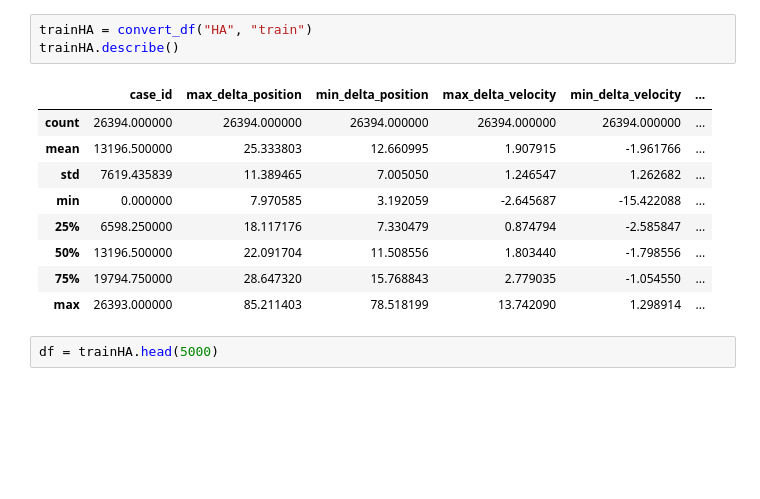
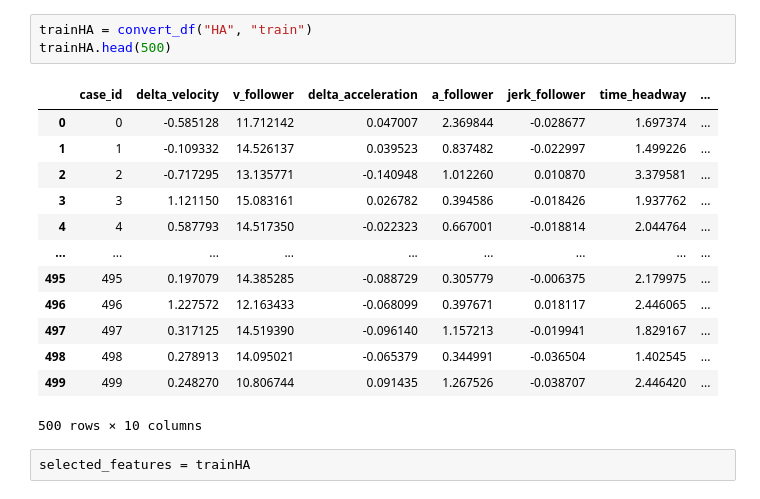
Before and after one commit to romanzy313/car-following-project, a Jupyter notebook: src/LSTM.ipynb, the cells around one changed output. Cells and saved outputs as stored; diff of their text form; blank space fills up the shorter version.

```diff
--- a/src/LSTM.ipynb
+++ b/src/LSTM.ipynb
@@ -64,16 +62,20 @@ def convert_df(dataset: str, mode: str):
     return aggregated_data
 # %%
 trainHA = convert_df("HA", "train")
-trainHA.describe()
+trainHA.head(500)
 # %% [output]
-|  | case_id | max_delta_position | min_delta_position | max_delta_velocity | min_delta_velocity | ... |
-| count | 26394.000000 | 26394.000000 | 26394.000000 | 26394.000000 | 26394.000000 | ... |
-| mean | 13196.500000 | 25.333803 | 12.660995 | 1.907915 | -1.961766 | ... |
-| std | 7619.435839 | 11.389465 | 7.005050 | 1.246547 | 1.262682 | ... |
-| min | 0.000000 | 7.970585 | 3.192059 | -2.645687 | -15.422088 | ... |
-| 25% | 6598.250000 | 18.117176 | 7.330479 | 0.874794 | -2.585847 | ... |
-| 50% | 13196.500000 | 22.091704 | 11.508556 | 1.803440 | -1.798556 | ... |
-| 75% | 19794.750000 | 28.647320 | 15.768843 | 2.779035 | -1.054550 | ... |
-| max | 26393.000000 | 85.211403 | 78.518199 | 13.742090 | 1.298914 | ... |
+|  | case_id | delta_velocity | v_follower | delta_acceleration | a_follower | jerk_follower | time_headway | ... |
+| 0 | 0 | -0.585128 | 11.712142 | 0.047007 | 2.369844 | -0.028677 | 1.697374 | ... |
+| 1 | 1 | -0.109332 | 14.526137 | 0.039523 | 0.837482 | -0.022997 | 1.499226 | ... |
+| 2 | 2 | -0.717295 | 13.135771 | -0.140948 | 1.012260 | 0.010870 | 3.379581 | ... |
+| 3 | 3 | 1.121150 | 15.083161 | 0.026782 | 0.394586 | -0.018426 | 1.937762 | ... |
+| 4 | 4 | 0.587793 | 14.517350 | -0.022323 | 0.667001 | -0.018814 | 2.044764 | ... |
+| ... | ... | ... | ... | ... | ... | ... | ... | ... |
+| 495 | 495 | 0.197079 | 14.385285 | -0.088729 | 0.305779 | -0.006375 | 2.179975 | ... |
+| 496 | 496 | 1.227572 | 12.163433 | -0.068099 | 0.397671 | 0.018117 | 2.446065 | ... |
+| 497 | 497 | 0.317125 | 14.519390 | -0.096140 | 1.157213 | -0.019941 | 1.829167 | ... |
+| 498 | 498 | 0.278913 | 14.095021 | -0.065379 | 0.344991 | -0.036504 | 1.402545 | ... |
+| 499 | 499 | 0.248270 | 10.806744 | 0.091435 | 1.267526 | -0.038707 | 2.446420 | ... |
+500 rows × 10 columns
-# %%
-df = trainHA.head(5000)
+# %%
+selected_features = trainHA
```
Also changed, not shown: parts of 5 cells of this notebook, 1 other file.
